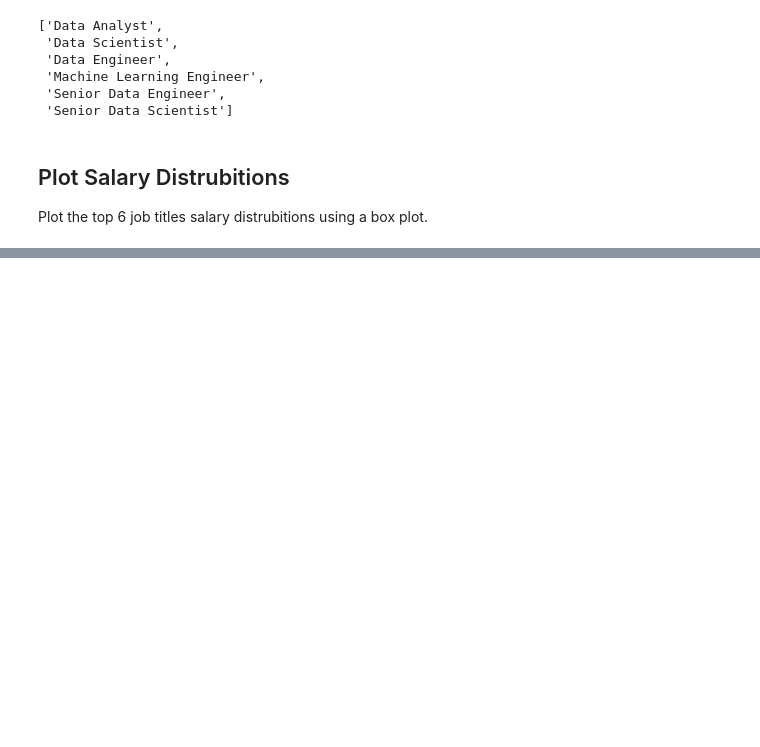
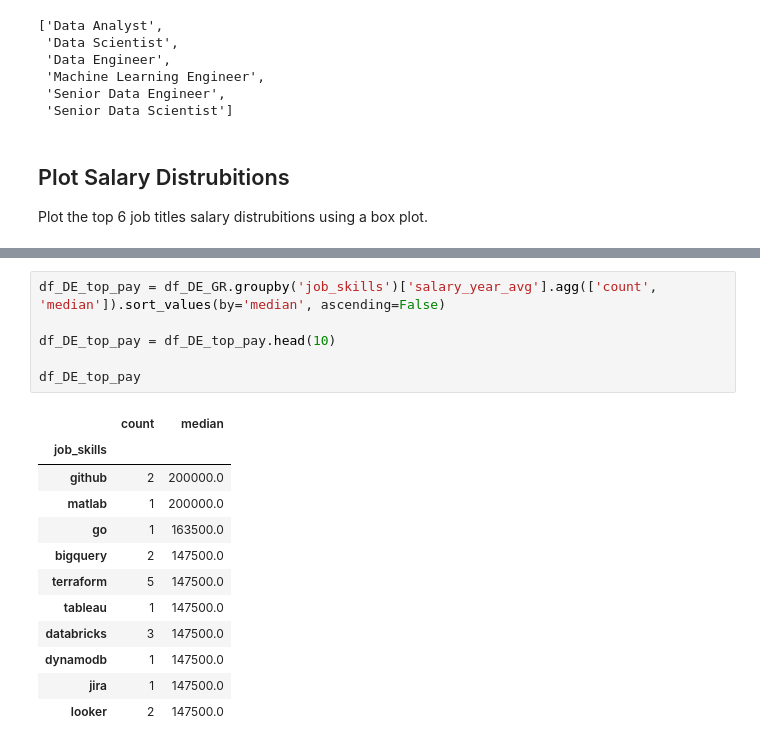
Before and after one commit to AndurilTheWise/python_project, a Jupyter notebook: project/4_Salary_Analysis.ipynb, the cells around one changed output, grey strips where cells are left out. Cells and saved outputs as stored; diff of their text form; blank space fills up the shorter version.

```diff
--- a/project/4_Salary_Analysis.ipynb
+++ b/project/4_Salary_Analysis.ipynb
@@ -64,0 +88,19 @@ plt.show()
+# %%
+df_DE_top_pay = df_DE_GR.groupby('job_skills')['salary_year_avg'].agg(['count', 'median']).sort_values(by='median', ascending=False)
+
+df_DE_top_pay = df_DE_top_pay.head(10)
+
+df_DE_top_pay
+# %% [output]
+|  | count | median |
+| job_skills |  |  |
+| github | 2 | 200000.0 |
+| matlab | 1 | 200000.0 |
+| go | 1 | 163500.0 |
+| bigquery | 2 | 147500.0 |
+| terraform | 5 | 147500.0 |
+| tableau | 1 | 147500.0 |
+| databricks | 3 | 147500.0 |
+| dynamodb | 1 | 147500.0 |
+| jira | 1 | 147500.0 |
+| looker | 2 | 147500.0 |
```
Also changed, not shown: parts of 8 cells of this notebook, 1 other file.
